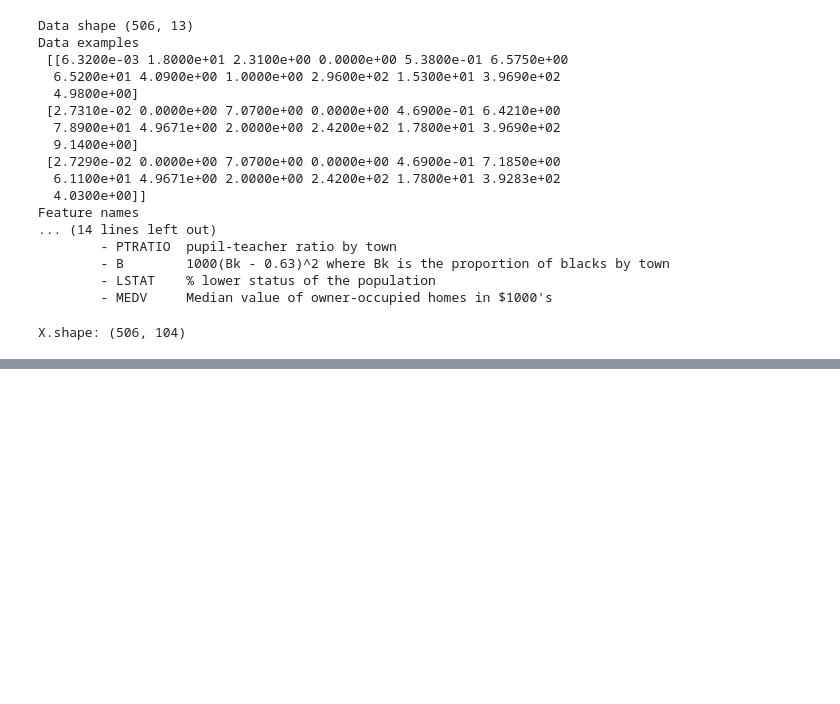
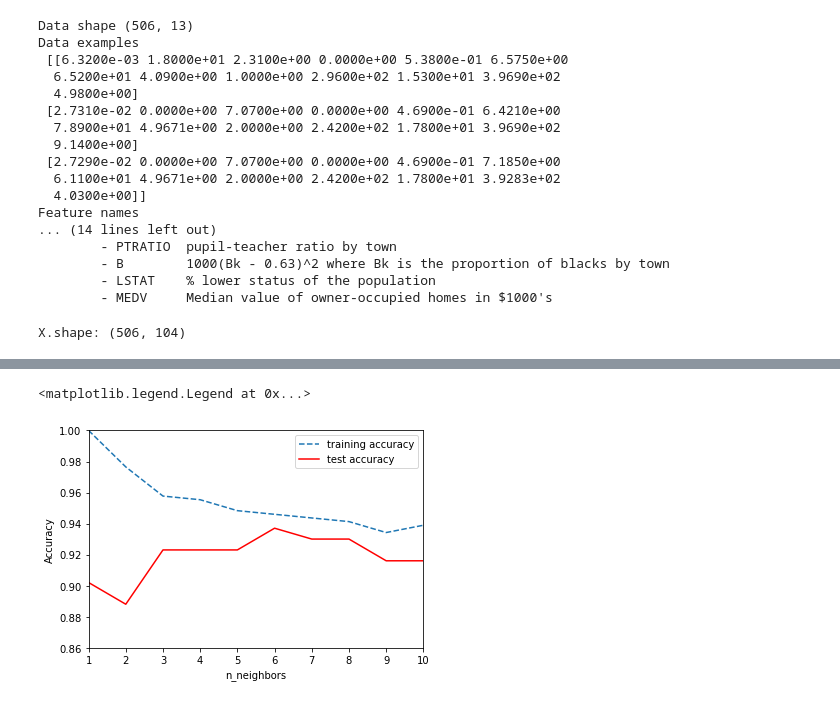
Before and after one commit to DayoonLee/Study-DataScience, a Jupyter notebook: Machine Learning/Supervised Learning.ipynb, the cells around one changed output, grey strips where cells are left out. Saved outputs shown, nothing was run; the diff lists cells and outputs as text; code cells hidden in the pictures; blank space fills up the shorter version.

```diff
--- a/Machine Learning/Supervised Learning.ipynb
+++ b/Machine Learning/Supervised Learning.ipynb
@@ -150,0 +214,24 @@ X.shape: (506, 104)
+# %%
+training_accuracy = []
+test_accuracy = []
+#try n_neighbors from 1 to 10
+n = range(1,11)
+
+for n_neighbors in n:
+    classifier = KNeighborsClassifier(n_neighbors=n_neighbors)
+    #training set accuracy
+    classifier.fit(X_train, y_train)
+    training_accuracy.append(classifier.score(X_train, y_train))
+    #generalization accuracy
+    test_accuracy.append(classifier.score(X_test, y_test))
+# %%
+plt.plot(n, training_accuracy, '--', label="training accuracy")
+plt.plot(n, test_accuracy, 'r', label="test accuracy")
+plt.ylim(0.86,1)
+plt.xlim(1,10)
+plt.xlabel("n_neighbors")
+plt.ylabel("Accuracy")
+plt.legend()
+# %% [output]
+<matplotlib.legend.Legend at 0x...>
+[figure, added]
```
Also changed, not shown: parts of 16 cells of this notebook.
